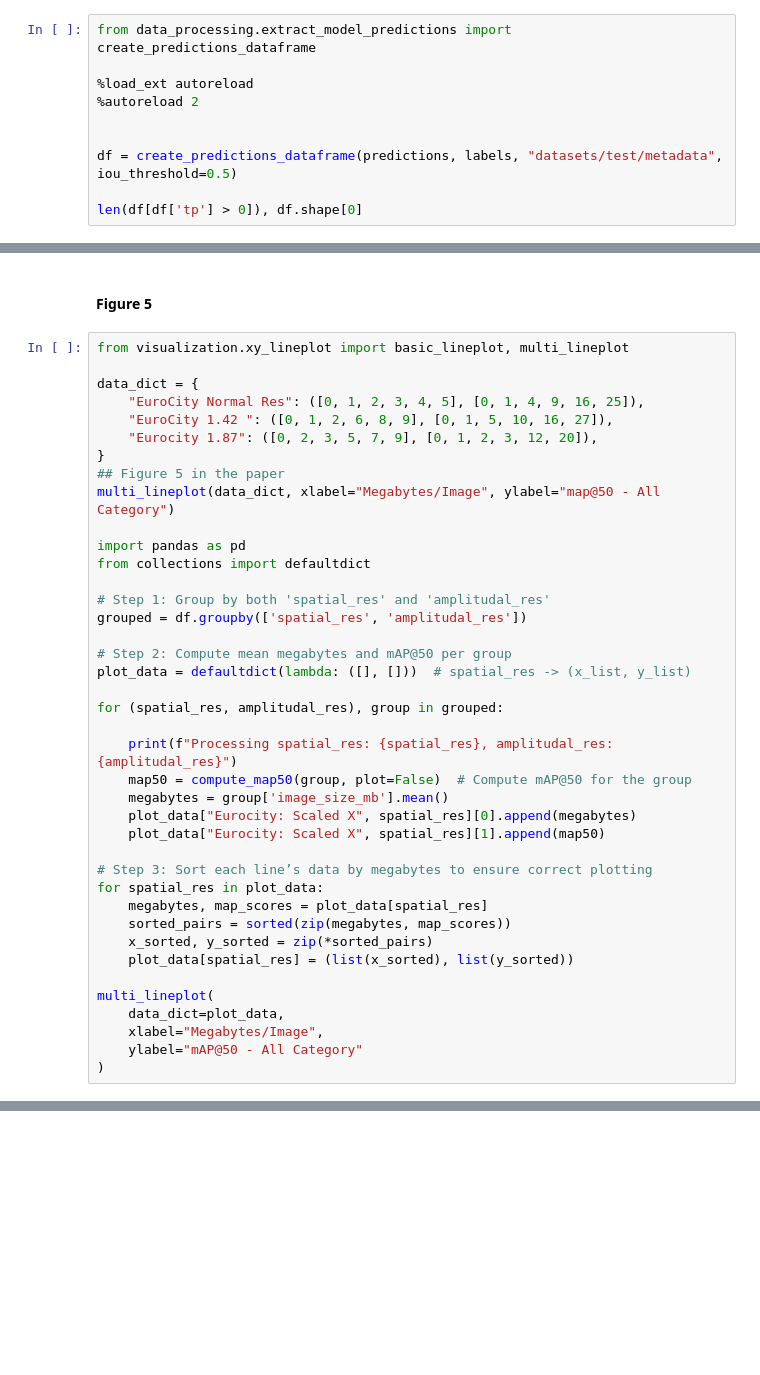
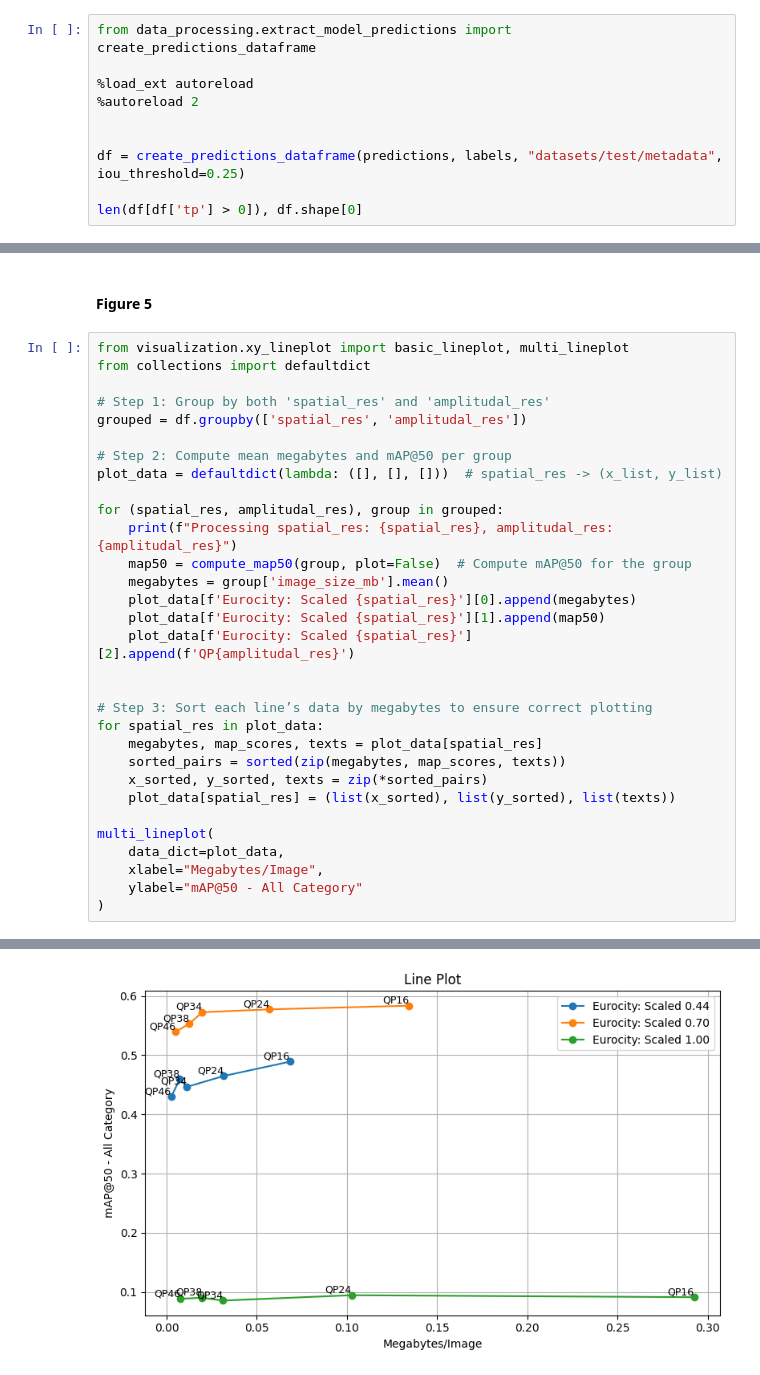
Before and after one commit to vdakov/frmdl-object-detection-distance-resolution, a Jupyter notebook: experiments.ipynb, the cells around one changed output, grey strips where cells are left out. Saved outputs shown, nothing was run; the diff lists cells and outputs as text; blank space fills up the shorter version.

Commit message:
Added the other plots

```diff
--- a/experiments.ipynb
+++ b/experiments.ipynb
@@ -235,6 +235,6 @@ from data_processing.extract_model_predictions import create_predictions_datafra
 %autoreload 2
 
 
-df = create_predictions_dataframe(predictions, labels, "datasets/test/metadata", iou_threshold=0.5)
+df = create_predictions_dataframe(predictions, labels, "datasets/test/metadata", iou_threshold=0.25)
 
 len(df[df['tp'] > 0]), df.shape[0]
@@ -251,41 +272,33 @@ map50
 #### Figure 5
 # %%
 from visualization.xy_lineplot import basic_lineplot, multi_lineplot
-
-data_dict = {
-    "EuroCity Normal Res": ([0, 1, 2, 3, 4, 5], [0, 1, 4, 9, 16, 25]),
-    "EuroCity 1.42 ": ([0, 1, 2, 6, 8, 9], [0, 1, 5, 10, 16, 27]),
-    "Eurocity 1.87": ([0, 2, 3, 5, 7, 9], [0, 1, 2, 3, 12, 20]),
-}
-## Figure 5 in the paper
-multi_lineplot(data_dict, xlabel="Megabytes/Image", ylabel="map@50 - All Category")
-
-import pandas as pd
 from collections import defaultdict
 
 # Step 1: Group by both 'spatial_res' and 'amplitudal_res'
 grouped = df.groupby(['spatial_res', 'amplitudal_res'])
 
 # Step 2: Compute mean megabytes and mAP@50 per group
-plot_data = defaultdict(lambda: ([], []))  # spatial_res -> (x_list, y_list)
+plot_data = defaultdict(lambda: ([], [], []))  # spatial_res -> (x_list, y_list)
 
 for (spatial_res, amplitudal_res), group in grouped:
-
     print(f"Processing spatial_res: {spatial_res}, amplitudal_res: {amplitudal_res}")
     map50 = compute_map50(group, plot=False)  # Compute mAP@50 for the group
     megabytes = group['image_size_mb'].mean()
-    plot_data["Eurocity: Scaled X", spatial_res][0].append(megabytes)
-    plot_data["Eurocity: Scaled X", spatial_res][1].append(map50)
+    plot_data[f'Eurocity: Scaled {spatial_res}'][0].append(megabytes)
+    plot_data[f'Eurocity: Scaled {spatial_res}'][1].append(map50)
+    plot_data[f'Eurocity: Scaled {spatial_res}'][2].append(f'QP{amplitudal_res}')
+
 
 # Step 3: Sort each line’s data by megabytes to ensure correct plotting
 for spatial_res in plot_data:
-    megabytes, map_scores = plot_data[spatial_res]
-    sorted_pairs = sorted(zip(megabytes, map_scores))
-    x_sorted, y_sorted = zip(*sorted_pairs)
-    plot_data[spatial_res] = (list(x_sorted), list(y_sorted))
+    megabytes, map_scores, texts = plot_data[spatial_res]
+    sorted_pairs = sorted(zip(megabytes, map_scores, texts))
+    x_sorted, y_sorted, texts = zip(*sorted_pairs)
+    plot_data[spatial_res] = (list(x_sorted), list(y_sorted), list(texts))
 
 multi_lineplot(
     data_dict=plot_data,
     xlabel="Megabytes/Image",
     ylabel="mAP@50 - All Category"
 )
+# %% [output]
@@ -291,0 +320 @@ multi_lineplot(
+[figure, added]
```
Also changed, not shown: parts of 8 cells of this notebook, 1 other file.
